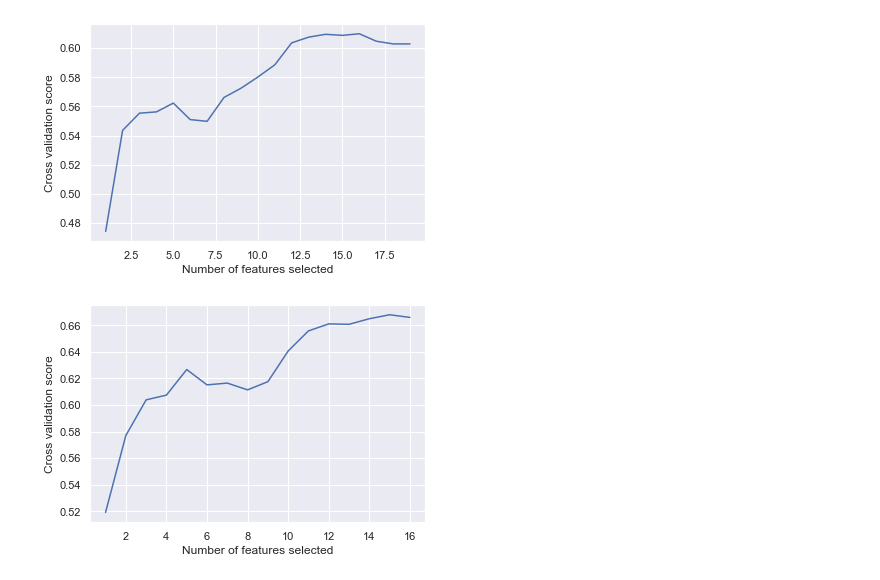
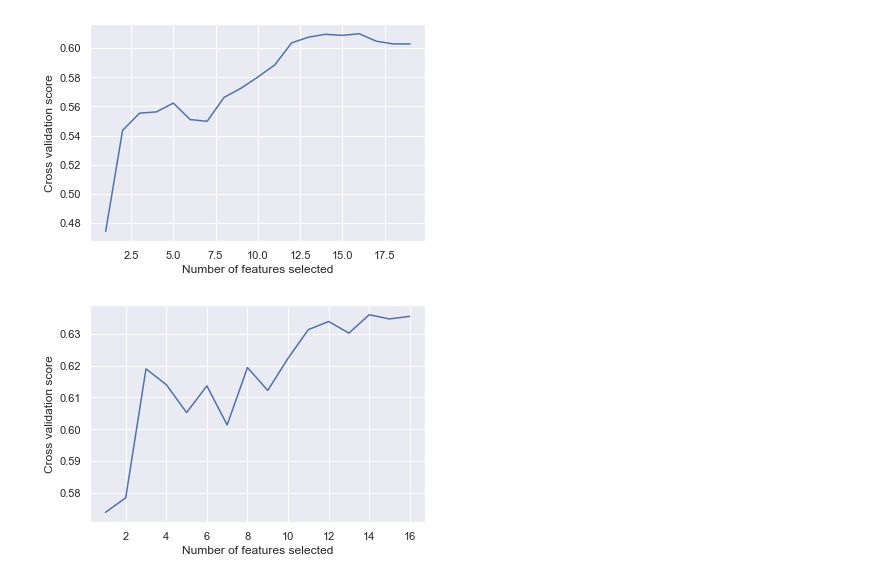
Before and after one commit to nshahpazov/fes-in-python, a Jupyter notebook: 02-illustrative-example.ipynb, the cells around one changed output. Cells and saved outputs as stored; diff of their text form; code cells hidden in the pictures.

```diff
--- a/02-illustrative-example.ipynb
+++ b/02-illustrative-example.ipynb
@@ -476,6 +476,7 @@ plt.show()
 from sklearn.base import BaseEstimator, TransformerMixin
 
 class CorrelationFilterTransformer(BaseEstimator, TransformerMixin):
+    """Implementation of the correlation filter used in Feature Engineering and Selection"""
     def __init__(self, threshold=0.9):
         self.threshold = threshold
 
@@ -491,16 +492,16 @@ class CorrelationFilterTransformer(BaseEstimator, TransformerMixin):
         return self
 
     def transform(self, X):
-        return np.delete(X, self._corr_indices[0], axis=1)
+        return np.delete(X, self._corr_indices[1], axis=1)
 
     def get_removed_feature_names(self, columns):
-        return columns[self._corr_indices[1]]
+        return columns[self._corr_indices[0]]
 
     def get_left_feature_names(self, columns):
-        return np.delete(columns, self._corr_indices[1])
+        return np.delete(columns, self._corr_indices[0])
 
     def get_correlated_with(self, columns):
-        return columns[self._corr_indices[0]]
+        return columns[self._corr_indices[1]]
 
 
 crft = CorrelationFilterTransformer()
@@ -513,31 +514,31 @@ b = crft.get_correlated_with(vc_stroke_train_scaled_df.columns)
 c = crft.get_left_feature_names(vc_stroke_train_scaled_df.columns)
 
 df = pd.DataFrame(Xt, columns=c)
 
 from sklearn.model_selection import StratifiedKFold
 from sklearn.metrics import roc_auc_score
 
 lr = LogisticRegression(penalty='none')
 rkf = RepeatedKFold(n_splits=10, n_repeats=5)
 
 rfecv = RFECV(lr, cv=rkf, scoring="roc_auc")
 
 rfecv.fit(df, y_train)
 
 min_features_to_select = 1
 
 rfecv.classes_
 
 # Plot number of features VS. cross-validation scores
 plt.figure()
 plt.xlabel("Number of features selected")
 plt.ylabel("Cross validation score")
 
 rfecv.grid_scores_.shape[0]
 
 plt.plot(range(min_features_to_select,
                rfecv.grid_scores_.shape[0] + min_features_to_select),
          rfecv.grid_scores_.mean(axis=1))
 plt.show()
 # %% [output]
-[figure, old version]
+[figure, new version]
```
Also changed, not shown: parts of 10 cells of this notebook.
